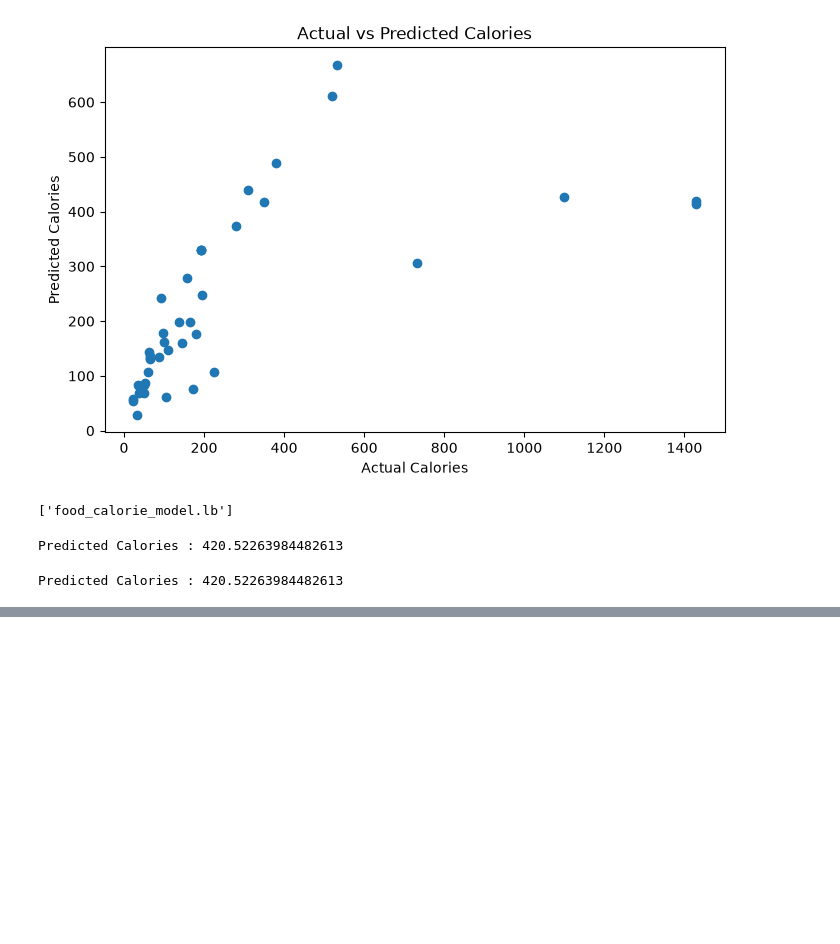
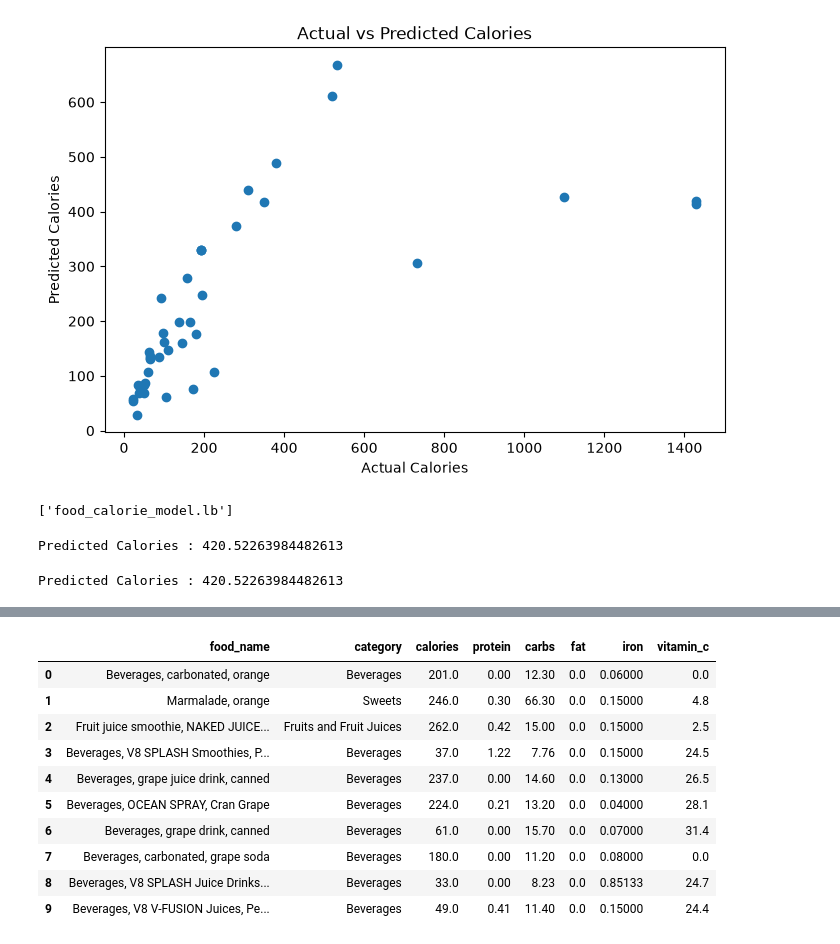
Before and after one commit to Ajitbairwa/Food-Recommendation-Nutrition-System, a Jupyter notebook: Recommendation_System.ipynb, the cells around one changed output, grey strips where cells are left out. Cells and saved outputs as stored; diff of their text form; code cells hidden in the pictures; blank space fills up the shorter version.

```diff
--- a/Recommendation_System.ipynb
+++ b/Recommendation_System.ipynb
@@ -387,0 +718,14 @@ print(pred)
+# %%
+recommend_by_goal("low fat")
+# %% [output]
+|  | food_name | category | calories | protein | carbs | fat | iron | vitamin_c |
+| 0 | Beverages, carbonated, orange | Beverages | 201.0 | 0.00 | 12.30 | 0.0 | 0.06000 | 0.0 |
+| 1 | Marmalade, orange | Sweets | 246.0 | 0.30 | 66.30 | 0.0 | 0.15000 | 4.8 |
+| 2 | Fruit juice smoothie, NAKED JUICE... | Fruits and Fruit Juices | 262.0 | 0.42 | 15.00 | 0.0 | 0.15000 | 2.5 |
+| 3 | Beverages, V8 SPLASH Smoothies, P... | Beverages | 37.0 | 1.22 | 7.76 | 0.0 | 0.15000 | 24.5 |
+| 4 | Beverages, grape juice drink, canned | Beverages | 237.0 | 0.00 | 14.60 | 0.0 | 0.13000 | 26.5 |
+| 5 | Beverages, OCEAN SPRAY, Cran Grape | Beverages | 224.0 | 0.21 | 13.20 | 0.0 | 0.04000 | 28.1 |
+| 6 | Beverages, grape drink, canned | Beverages | 61.0 | 0.00 | 15.70 | 0.0 | 0.07000 | 31.4 |
+| 7 | Beverages, carbonated, grape soda | Beverages | 180.0 | 0.00 | 11.20 | 0.0 | 0.08000 | 0.0 |
+| 8 | Beverages, V8 SPLASH Juice Drinks... | Beverages | 33.0 | 0.00 | 8.23 | 0.0 | 0.85133 | 24.7 |
+| 9 | Beverages, V8 V-FUSION Juices, Pe... | Beverages | 49.0 | 0.41 | 11.40 | 0.0 | 0.15000 | 24.4 |
```
Also changed, not shown: parts of 21 cells of this notebook.
